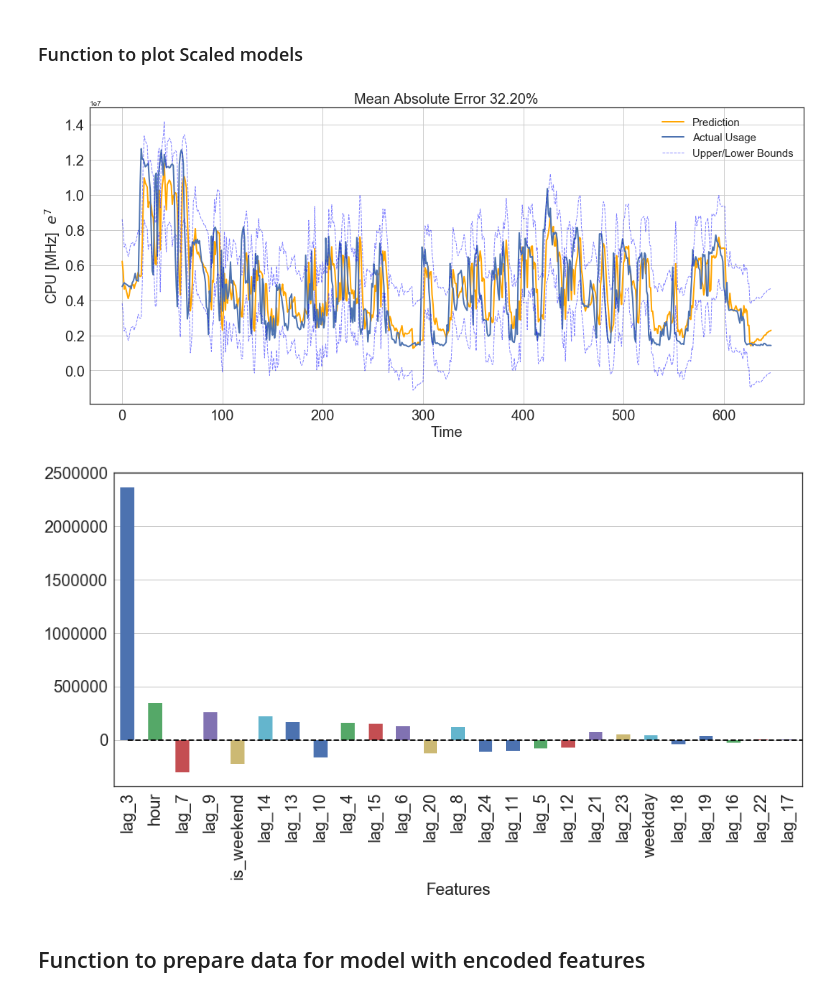
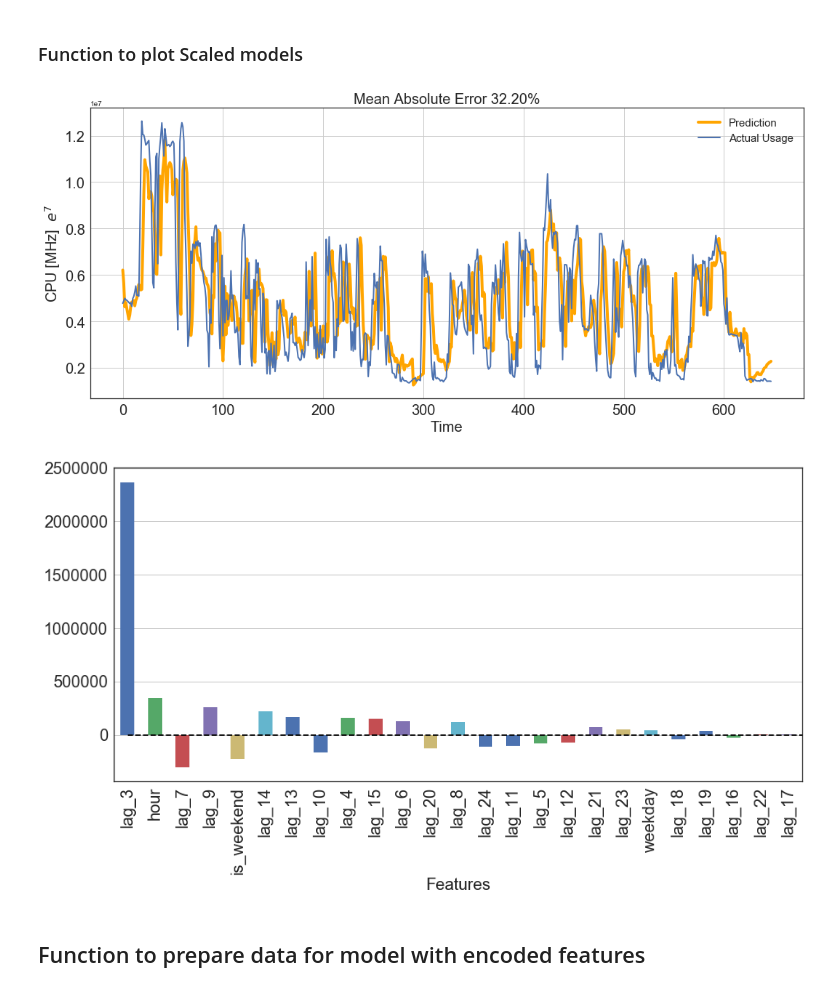
Before and after one commit to JessieRayeBauer/Time-Series-Forecasting-, a Jupyter notebook: Manifold_TimeSeries_Models.py.ipynb, the cells around one changed output. Drawn from its saved outputs; the diff is of its cells as text; code cells hidden in the pictures.

```diff
--- a/Manifold_TimeSeries_Models.py.ipynb
+++ b/Manifold_TimeSeries_Models.py.ipynb
@@ -468,7 +468,7 @@ def plotModelResultsScaler(model, X_train=X_train, X_test=X_test, plot_intervals
 
     plt.style.use('seaborn-white')
     plt.figure(figsize=(15, 7))
-    plt.plot(prediction, "orange", label="Prediction", linewidth=2.0)
+    plt.plot(prediction, "orange", label="Prediction", linewidth=4.0)
     plt.plot(y_test.values,label="Actual Usage", linewidth=2.0)
 
     ## if you want to see what was actually provisioned, use the next line
@@ -510,22 +510,22 @@ def plotModelResultsScaler(model, X_train=X_train, X_test=X_test, plot_intervals
 # %%
 from sklearn.preprocessing import StandardScaler
 scaler = StandardScaler()
 
 y = data.dropna().y
 X = data.dropna().drop(['y'], axis=1)
 
 X_train, X_test, y_train, y_test = timeseries_train_test_split(X, y, test_size=0.3)
 
 X_train_scaled = scaler.fit_transform(X_train)
 X_test_scaled = scaler.transform(X_test)
 
 lr2 = LinearRegression()
 lr2.fit(X_train_scaled, y_train)
 
-plotModelResultsScaler(lr2, X_train=X_train_scaled, X_test=X_test_scaled, plot_intervals=True, plot_anomalies=False)
+plotModelResultsScaler(lr2, X_train=X_train_scaled, X_test=X_test_scaled, plot_intervals=False, plot_anomalies=False)
 plotCoefficients(lr2)
 # %% [output]
-[figure, old version]
+[figure, new version]
 [figure]
 # %% [markdown]
 ## Function to prepare data for model with encoded features
```
Also changed, not shown: parts of 7 cells of this notebook, 15 other files.
